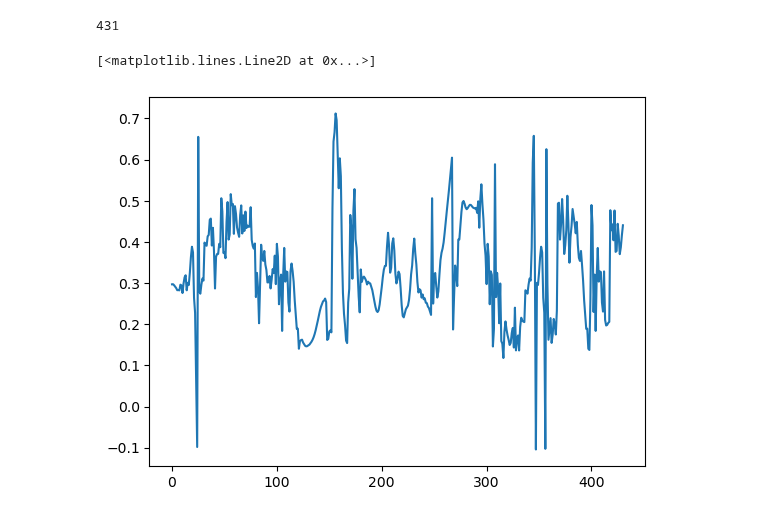
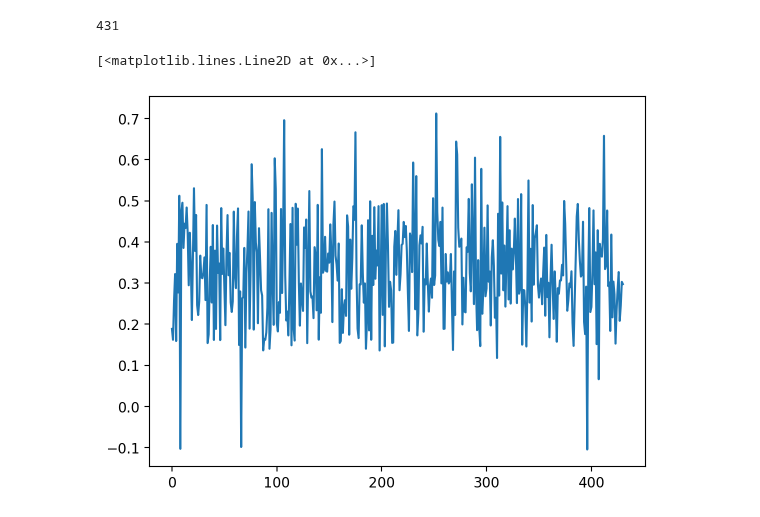
Before and after one commit to chem12346789/ai-dft, a Jupyter notebook: jupyter-notebook/check_json.ipynb, the cells around one changed output. Cells and saved outputs as stored; diff of their text form; code cells hidden in the pictures.

```diff
--- a/jupyter-notebook/check_json.ipynb
+++ b/jupyter-notebook/check_json.ipynb
@@ -1,30 +1,30 @@
 # %%
 import json
 from pathlib import Path
 import matplotlib.pyplot as plt
 
-json_path_l = list(Path("../data/grids_mrks").rglob("*.json"))
-# json_path_l = list(Path("../data/grids_mrks_ccsd_1").rglob("*.json"))
+# json_path_l = list(Path("../data/grids_mrks").rglob("*.json"))
+json_path_l = list(Path("../data/grids_mrks_ccsd_1").rglob("*.json"))
 
 error = []
 
 print(len(json_path_l))
 for json_path in json_path_l:
     # check if same name npz file exists
     if not Path(json_path.with_suffix(".npz")).exists():
         print("No file", Path(json_path.with_suffix(".npz")))
     with open(json_path) as f:
         data = json.load(f)
 
     error.append(data["energy_inv1"])
     if float(data["energy_inv1"]) > 1:
         print(data["energy_inv1"], json_path)
 
 plt.plot(error)
 # %% [output]
 431
 [<matplotlib.lines.Line2D at 0x...>]
-[figure, old version]
+[figure, new version]
 # %%
 import json
 from pathlib import Path
```
